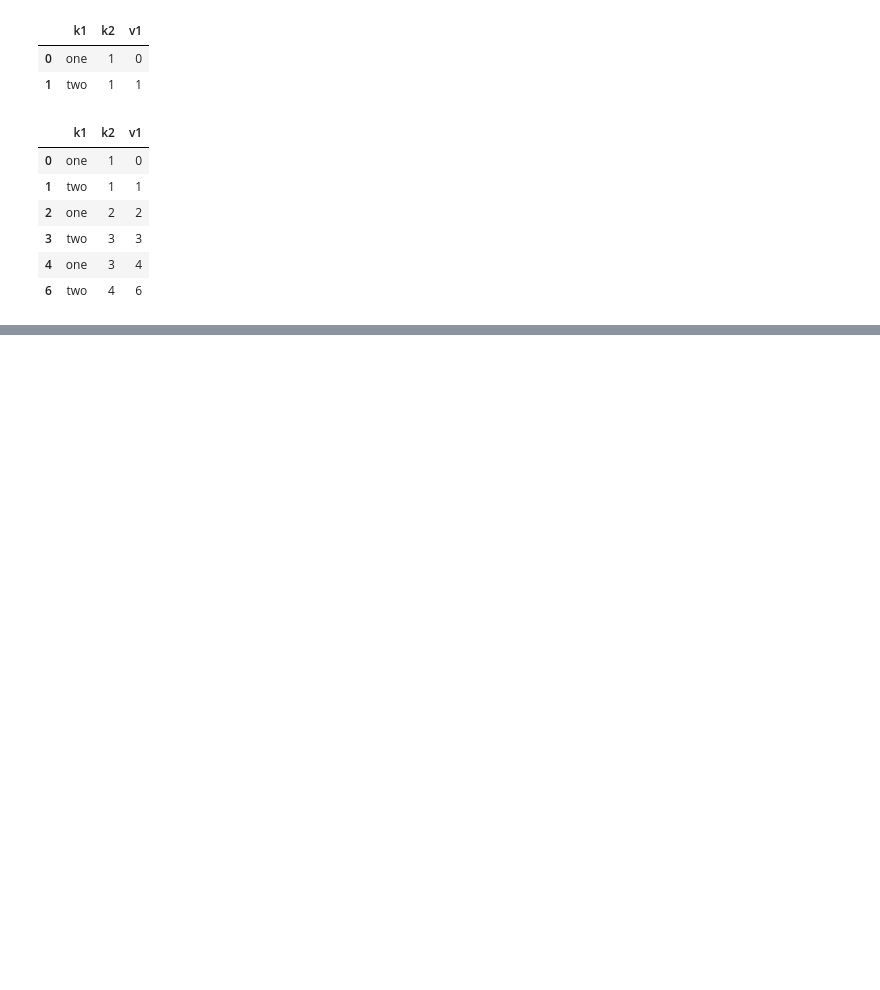
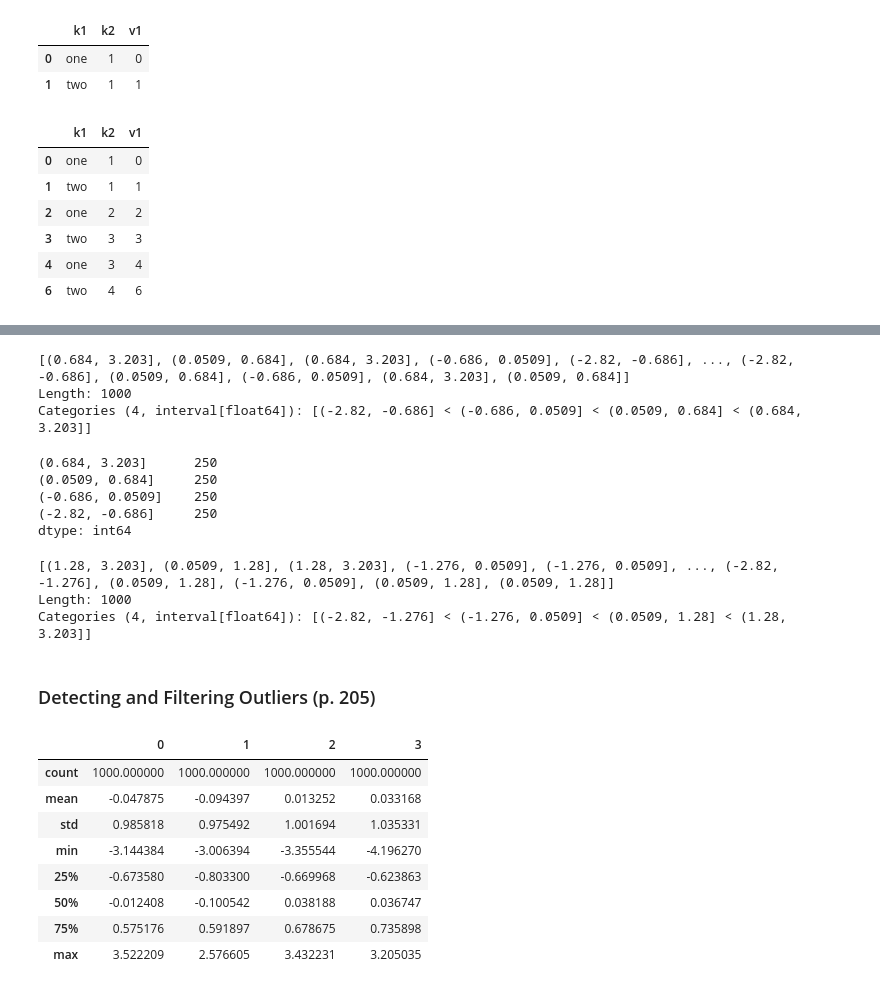
Before and after one commit to ZCW-Data1dot2/data-wrangling-pandas-leegivhan, a Jupyter notebook: Chapter7WorkAlong.ipynb, the cells around one changed output, grey strips where cells are left out. Cells and saved outputs as stored; diff of their text form; code cells hidden in the pictures; blank space fills up the shorter version.

```diff
--- a/Chapter7WorkAlong.ipynb
+++ b/Chapter7WorkAlong.ipynb
@@ -273,0 +516,36 @@ data.drop_duplicates(['k1', 'k2'], keep='last')
+# %%
+cats
+# %% [output]
+[(0.684, 3.203], (0.0509, 0.684], (0.684, 3.203], (-0.686, 0.0509], (-2.82, -0.686], ..., (-2.82, -0.686], (0.0509, 0.684], (-0.686, 0.0509], (0.684, 3.203], (0.0509, 0.684]]
+Length: 1000
+Categories (4, interval[float64]): [(-2.82, -0.686] < (-0.686, 0.0509] < (0.0509, 0.684] < (0.684, 3.203]]
+# %%
+pd.value_counts(cats)
+# %% [output]
+(0.684, 3.203]      250
+(0.0509, 0.684]     250
+(-0.686, 0.0509]    250
+(-2.82, -0.686]     250
+dtype: int64
+# %%
+pd.qcut(data, [0, 0.1, 0.5, 0.9, 1.])
+# %% [output]
+[(1.28, 3.203], (0.0509, 1.28], (1.28, 3.203], (-1.276, 0.0509], (-1.276, 0.0509], ..., (-2.82, -1.276], (0.0509, 1.28], (-1.276, 0.0509], (0.0509, 1.28], (0.0509, 1.28]]
+Length: 1000
+Categories (4, interval[float64]): [(-2.82, -1.276] < (-1.276, 0.0509] < (0.0509, 1.28] < (1.28, 3.203]]
+# %% [markdown]
+### Detecting and Filtering Outliers (p. 205)
+# %%
+data = pd.DataFrame(np.random.randn(1000, 4))
+# %%
+data.describe()
+# %% [output]
+|  | 0 | 1 | 2 | 3 |
+| count | 1000.000000 | 1000.000000 | 1000.000000 | 1000.000000 |
+| mean | -0.047875 | -0.094397 | 0.013252 | 0.033168 |
+| std | 0.985818 | 0.975492 | 1.001694 | 1.035331 |
+| min | -3.144384 | -3.006394 | -3.355544 | -4.196270 |
+| 25% | -0.673580 | -0.803300 | -0.669968 | -0.623863 |
+| 50% | -0.012408 | -0.100542 | 0.038188 | 0.036747 |
+| 75% | 0.575176 | 0.591897 | 0.678675 | 0.735898 |
+| max | 3.522209 | 2.576605 | 3.432231 | 3.205035 |
```
Also changed, not shown: parts of 44 cells of this notebook.
